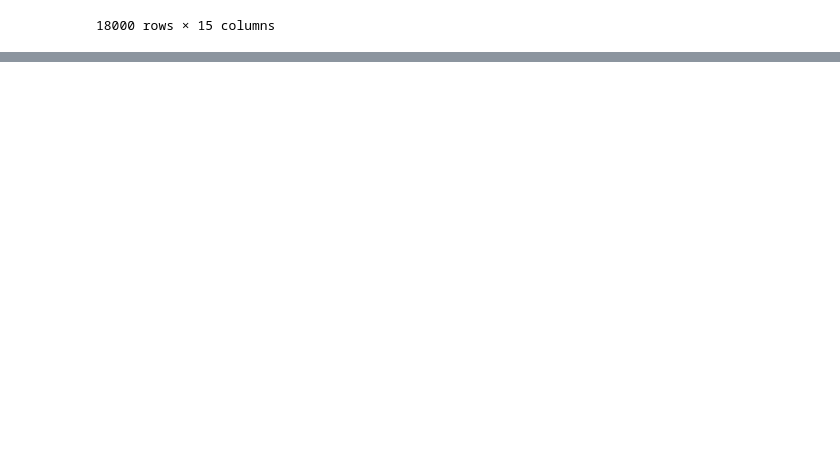
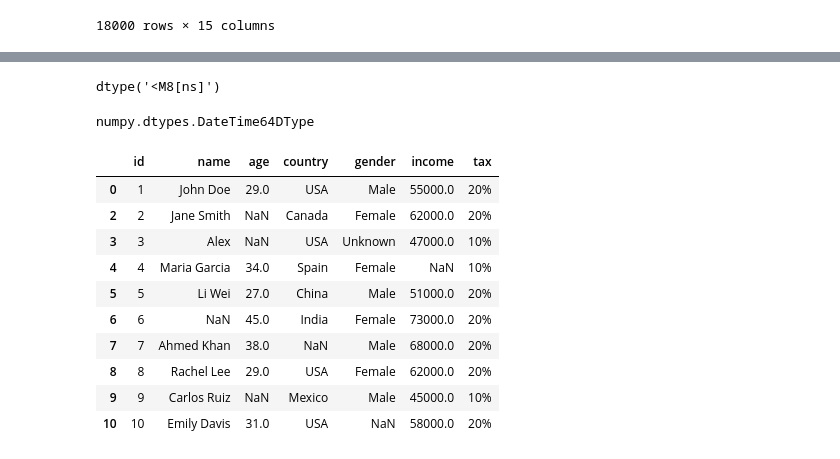
Before and after one commit to rishi-srivastav1706/AI_ML_LEARNING, a Jupyter notebook: panda1.ipynb, the cells around one changed output, grey strips where cells are left out. Cells and saved outputs as stored; diff of their text form; code cells hidden in the pictures; blank space fills up the shorter version.

```diff
--- a/panda1.ipynb
+++ b/panda1.ipynb
@@ -159,3 +159,26 @@ df
 | 17998 | 2025-11-19 16:25:17.554219 | CH | Zurich | 47.377 | 8.542 | 40.722 | 95.152 | 32.957 | 5.524 | 53.193 | ... |
 | 17999 | 2025-11-19 17:25:17.554219 | CH | Zurich | 47.377 | 8.542 | 25.830 | 30.411 | 35.317 | 4.336 | 66.246 | ... |
 18000 rows × 15 columns
+# %%
+#Cleaning Data - missing values
+
+df = pd.read_csv("raw_data.csv")
+
+df.isnull()
+
+df.isnull().sum()
+
+df.dropna()# row droping
+df.dropna(axis=1)#columns droping
+
+df.fillna(0)
+df.fillna(100)
+
+age_mean = df["age"].mean()
+
+cleaned_data = df.copy()
+age_mean = cleaned_data["age"].mean()
+cleaned_data["age"] = cleaned_data["age"].fillna(age_mean)
+
+df.ffill()
+df.bfill()
@@ -161,0 +198,5 @@ df
+# %%
+#Handle Duplicates
+df.duplicated()
+df2 = df.copy()
+df.drop_duplicates(inplace=True)
@@ -161,0 +242,31 @@ df
+# %%
+aqi_data = pd.read_csv("globalAirQuality.csv")
+aqi_data["timestamp"] =pd.to_datetime(aqi_data["timestamp"])
+
+aqi_data["timestamp"].dtype
+# %% [output]
+dtype('<M8[ns]')
+# %%
+date_str= pd.Series([pd.to_datetime("2026-12-31")])
+type(date_str.dtypes)
+# %% [output]
+numpy.dtypes.DateTime64DType
+# %%
+#Feature Engineering
+df2 = df.copy()
+
+
+df2["tax"] = df2["income"].apply(lambda x :"20%" if x >= 50000 else "10%")
+df2
+# %% [output]
+|  | id | name | age | country | gender | income | tax |
+| 0 | 1 | John Doe | 29.0 | USA | Male | 55000.0 | 20% |
+| 2 | 2 | Jane Smith | NaN | Canada | Female | 62000.0 | 20% |
+| 3 | 3 | Alex | NaN | USA | Unknown | 47000.0 | 10% |
+| 4 | 4 | Maria Garcia | 34.0 | Spain | Female | NaN | 10% |
+| 5 | 5 | Li Wei | 27.0 | China | Male | 51000.0 | 20% |
+| 6 | 6 | NaN | 45.0 | India | Female | 73000.0 | 20% |
+| 7 | 7 | Ahmed Khan | 38.0 | NaN | Male | 68000.0 | 20% |
+| 8 | 8 | Rachel Lee | 29.0 | USA | Female | 62000.0 | 20% |
+| 9 | 9 | Carlos Ruiz | NaN | Mexico | Male | 45000.0 | 10% |
+| 10 | 10 | Emily Davis | 31.0 | USA | NaN | 58000.0 | 20% |
```
Also changed, not shown: parts of 4 cells of this notebook.
